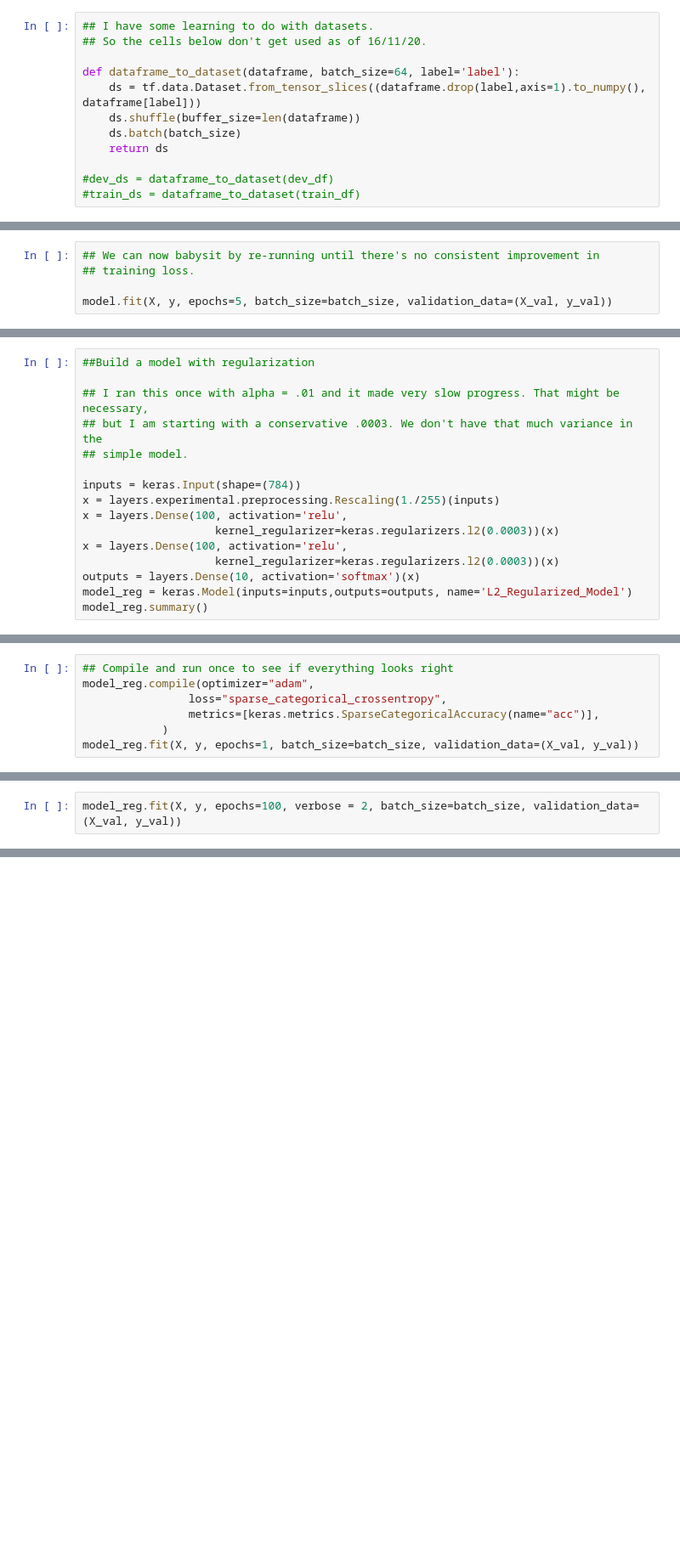
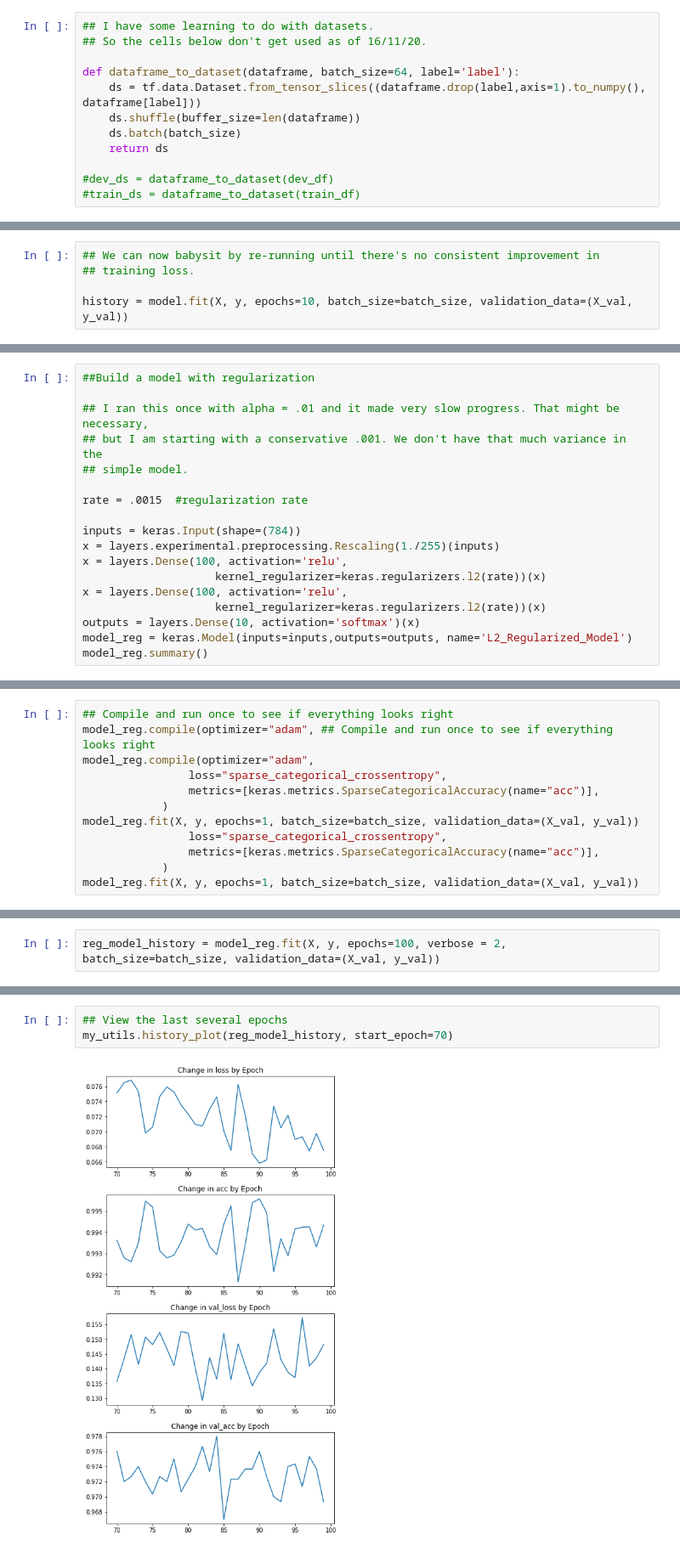
Before and after one commit to philosofool/learning, a Jupyter notebook: tf_keras/first_model.ipynb, the cells around one changed output, grey strips where cells are left out. Shown at 85% size. Drawn from its saved outputs; the diff is of its cells as text; blank space fills up the shorter version.

```diff
--- a/tf_keras/first_model.ipynb
+++ b/tf_keras/first_model.ipynb
@@ -110,5 +126,5 @@ Epoch 25/25
 ## We can now babysit by re-running until there's no consistent improvement in
 ## training loss.
 
-model.fit(X, y, epochs=5, batch_size=batch_size, validation_data=(X_val, y_val))
+history = model.fit(X, y, epochs=10, batch_size=batch_size, validation_data=(X_val, y_val))
 # %% [output]
@@ -135,15 +162,17 @@ We can [add regularizers to layers](https://keras.io/api/layers/regularizers/) b
 ##Build a model with regularization
 
 ## I ran this once with alpha = .01 and it made very slow progress. That might be necessary,
-## but I am starting with a conservative .0003. We don't have that much variance in the
+## but I am starting with a conservative .001. We don't have that much variance in the
 ## simple model.
+
+rate = .0015  #regularization rate
 
 inputs = keras.Input(shape=(784))
 x = layers.experimental.preprocessing.Rescaling(1./255)(inputs)
 x = layers.Dense(100, activation='relu',
-                    kernel_regularizer=keras.regularizers.l2(0.0003))(x)
+                    kernel_regularizer=keras.regularizers.l2(rate))(x)
 x = layers.Dense(100, activation='relu',
-                    kernel_regularizer=keras.regularizers.l2(0.0003))(x)
+                    kernel_regularizer=keras.regularizers.l2(rate))(x)
 outputs = layers.Dense(10, activation='softmax')(x)
 model_reg = keras.Model(inputs=inputs,outputs=outputs, name='L2_Regularized_Model')
 model_reg.summary()
@@ -168,9 +197,14 @@ Non-trainable params: 0
 _________________________________________________________________
 # %%
 ## Compile and run once to see if everything looks right
+model_reg.compile(optimizer="adam", ## Compile and run once to see if everything looks right
 model_reg.compile(optimizer="adam",
                 loss="sparse_categorical_crossentropy",
                 metrics=[keras.metrics.SparseCategoricalAccuracy(name="acc")],
             )
 model_reg.fit(X, y, epochs=1, batch_size=batch_size, validation_data=(X_val, y_val))
+                loss="sparse_categorical_crossentropy",
+                metrics=[keras.metrics.SparseCategoricalAccuracy(name="acc")],
+            )
+model_reg.fit(X, y, epochs=1, batch_size=batch_size, validation_data=(X_val, y_val))
 # %% [output]
@@ -178,5 +212,5 @@ model_reg.fit(X, y, epochs=1, batch_size=batch_size, validation_data=(X_val, y_v
 <tensorflow.python.keras.callbacks.History at 0x...>
 # %%
-model_reg.fit(X, y, epochs=100, verbose = 2, batch_size=batch_size, validation_data=(X_val, y_val))
+reg_model_history = model_reg.fit(X, y, epochs=100, verbose = 2, batch_size=batch_size, validation_data=(X_val, y_val))
 # %% [output]
 Epoch 1/100
@@ -211,0 +233,5 @@ model
+# %%
+## View the last several epochs
+my_utils.history_plot(reg_model_history, start_epoch=70)
+# %% [output]
+[figure, added]
```
Also changed, not shown: parts of 23 cells of this notebook, 2 other files.
